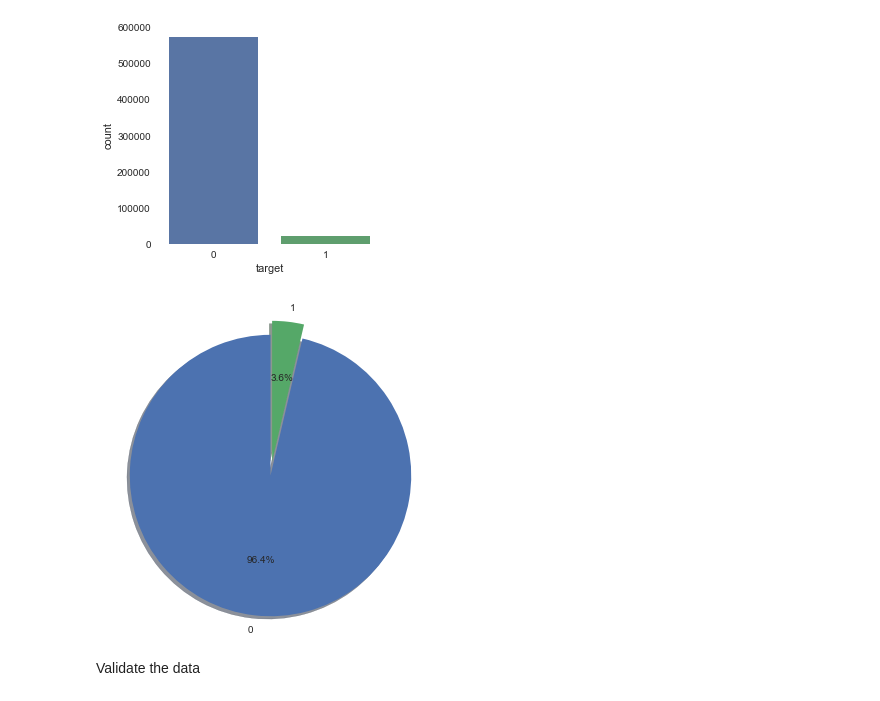
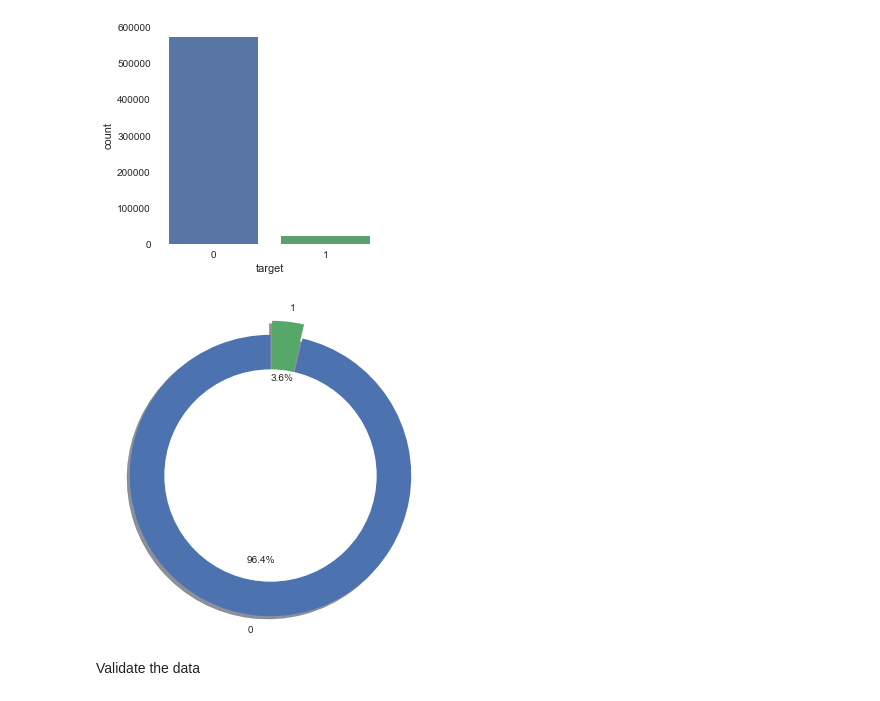
Before and after one commit to 15027668g/Cargo-Kaggle-, a Jupyter notebook: Cargo kenel.ipynb, the cells around one changed output. Cells and saved outputs as stored; diff of their text form; code cells hidden in the pictures.

```diff
--- a/Cargo kenel.ipynb
+++ b/Cargo kenel.ipynb
@@ -71,13 +72,18 @@ ax.set_facecolor('white')
 # %%
 labels = traindata.target.unique()
 sizes = traindata.target.value_counts()
 explode = (0,0.1)
 fig1, ax1 = plt.subplots(figsize = (6,6))
 ax1.pie(sizes, explode=explode, labels=labels, autopct='%1.1f%%', shadow = True, startangle=90)
+
+centre_circle = plt.Circle((0,0),0.75,color='white', fc='white' ,linewidth=1.25)
+fig = plt.gcf()
+fig.gca().add_artist(centre_circle)
+
 ax1.axis('equal')
 plt.show()
 # %% [output]
-[figure, old version]
+[figure, new version]
 # %% [markdown]
 Validate the data
 # %%
```
Also changed, not shown: parts of 7 cells of this notebook.
